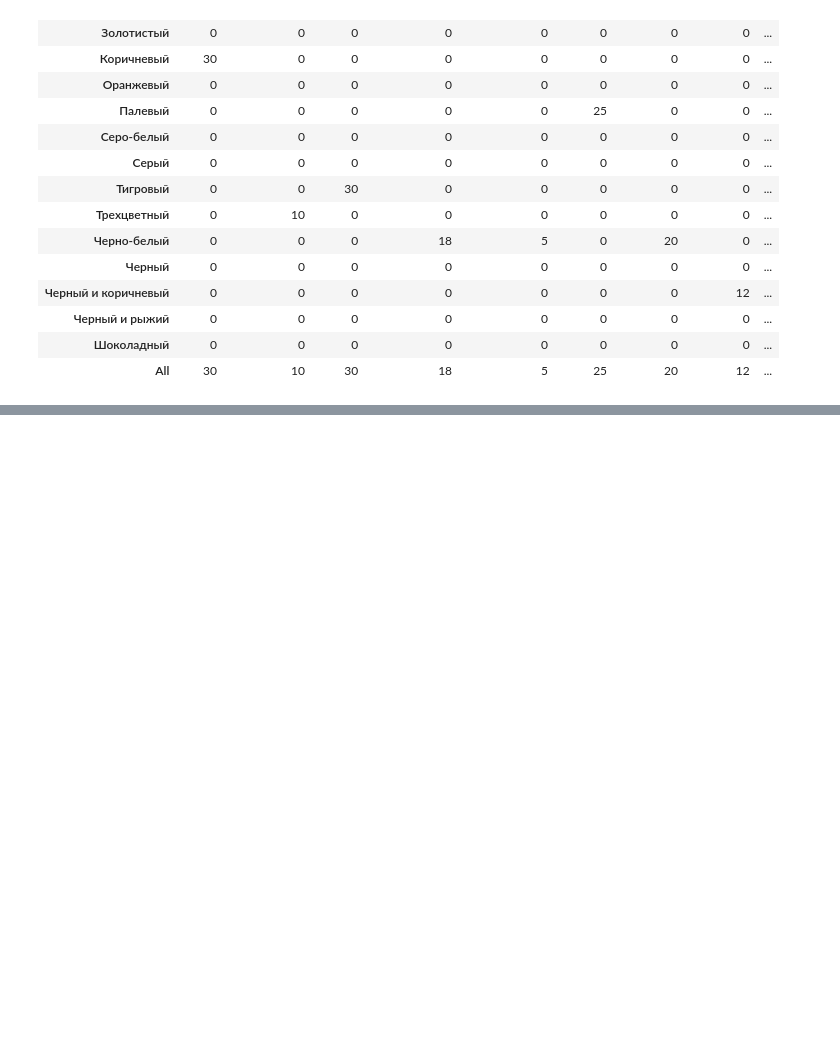
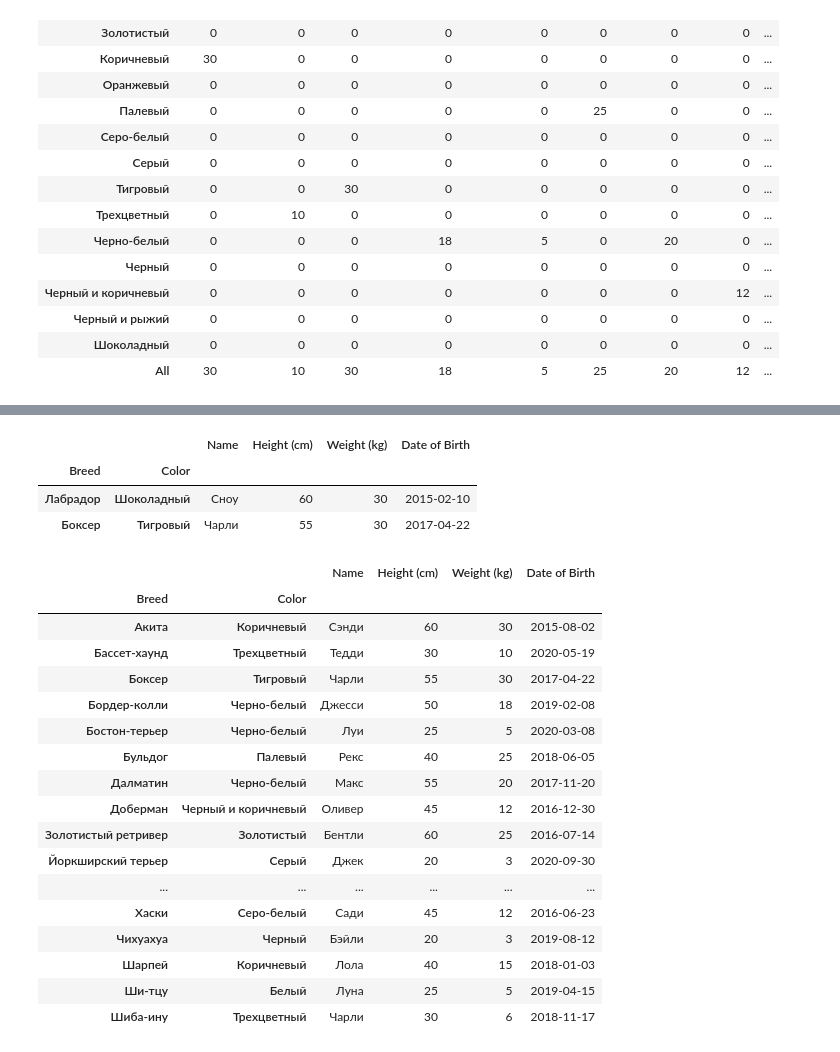
Before and after one commit to golubnichiy/big_data_10_23, a Jupyter notebook: pandas_1.ipynb, the cells around one changed output, grey strips where cells are left out. Cells and saved outputs as stored; diff of their text form; code cells hidden in the pictures; blank space fills up the shorter version.

```diff
--- a/pandas_1.ipynb
+++ b/pandas_1.ipynb
@@ -772,0 +891,28 @@ dogs.pivot_table(values="Weight (kg)", index="Color", columns="Breed", fill_valu
+# %%
+dogs_ind3.loc[[("Лабрадор","Шоколадный"), ("Боксер", "Тигровый")]]
+# %% [output]
+|  |  | Name | Height (cm) | Weight (kg) | Date of Birth |
+| Breed | Color |  |  |  |  |
+| Лабрадор | Шоколадный | Сноу | 60 | 30 | 2015-02-10 |
+| Боксер | Тигровый | Чарли | 55 | 30 | 2017-04-22 |
+# %%
+dogs_ind3.sort_index()
+# %% [output]
+|  |  | Name | Height (cm) | Weight (kg) | Date of Birth |
+| Breed | Color |  |  |  |  |
+| Акита | Коричневый | Сэнди | 60 | 30 | 2015-08-02 |
+| Бассет-хаунд | Трехцветный | Тедди | 30 | 10 | 2020-05-19 |
+| Боксер | Тигровый | Чарли | 55 | 30 | 2017-04-22 |
+| Бордер-колли | Черно-белый | Джесси | 50 | 18 | 2019-02-08 |
+| Бостон-терьер | Черно-белый | Луи | 25 | 5 | 2020-03-08 |
+| Бульдог | Палевый | Рекс | 40 | 25 | 2018-06-05 |
+| Далматин | Черно-белый | Макс | 55 | 20 | 2017-11-20 |
+| Доберман | Черный и коричневый | Оливер | 45 | 12 | 2016-12-30 |
+| Золотистый ретривер | Золотистый | Бентли | 60 | 25 | 2016-07-14 |
+| Йоркширский терьер | Серый | Джек | 20 | 3 | 2020-09-30 |
+| ... | ... | ... | ... | ... | ... |
+| Хаски | Серо-белый | Сади | 45 | 12 | 2016-06-23 |
+| Чихуахуа | Черный | Бэйли | 20 | 3 | 2019-08-12 |
+| Шарпей | Коричневый | Лола | 40 | 15 | 2018-01-03 |
+| Ши-тцу | Белый | Луна | 25 | 5 | 2019-04-15 |
+| Шиба-ину | Трехцветный | Чарли | 30 | 6 | 2018-11-17 |
```
Also changed, not shown: parts of 12 cells of this notebook, 3 other files.
